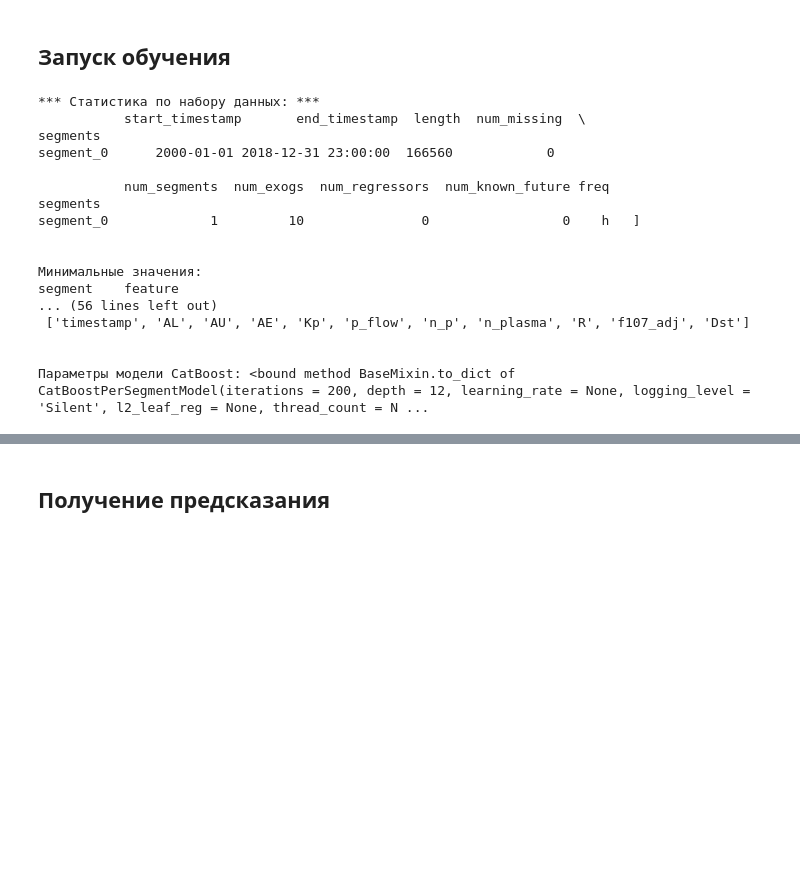
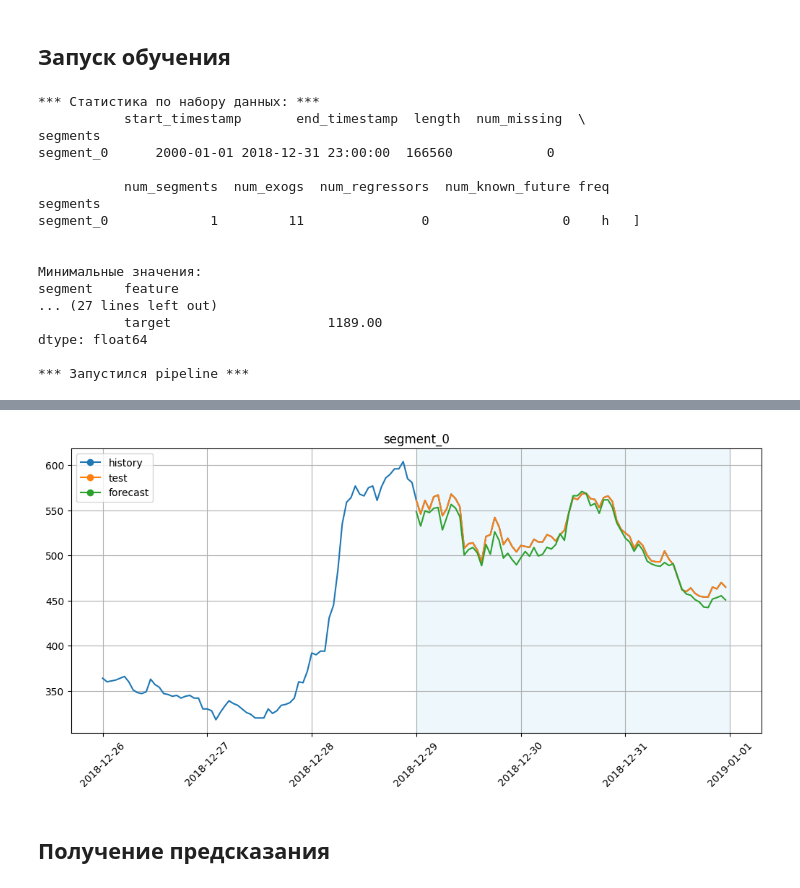
Before and after one commit to AndreiAvdko/solar_wind, a Jupyter notebook: jupiter_notebooks/CatBoost.ipynb, the cells around one changed output, grey strips where cells are left out. Saved outputs shown, nothing was run; the diff lists cells and outputs as text; code cells hidden in the pictures; blank space fills up the shorter version.

```diff
--- a/jupiter_notebooks/CatBoost.ipynb
+++ b/jupiter_notebooks/CatBoost.ipynb
@@ -191,27 +252,36 @@ target_list = ['timestamp',
 
 regressors_list = [
                    'timestamp',
-                   'AL', # какие-то проблемы
-                   'AU', # нет пропусков
-                   'AE', # нет пропусков
-                   'Kp', # нет пропусков
-                   'p_flow', # нет пропусков
-                   'n_p', # нет пропусков
-                   'n_plasma', # нет пропусков
-                   'R', # нет пропусков
-                   'f107_adj', # нет пропусков
-                   'Dst' # нет пропусков
+                   'AL',
+                   'AU',
+                   'AE',
+                   'Kp',
+                   'p_flow',
+                   'n_p',
+                   'n_plasma',
+                   'R',
+                   'f107_adj',
+                   'Dst',
+                   'B_mag_avg',
+
+                   # 'T_p',
+                   # 'E'
+                   # 'B_mag',
+                   # 'B_x',
+                   # 'B_y_GSE',
+                   # 'B_z_GSE',
+                   # 'B_y_GSM',
+                   # 'B_z_GSM',
 ]
-using_measure_points = 166560
-horizon = 72
 
-ts = get_etna_dataframe('C:\\Users\\andre\\OneDrive\\Рабочий стол\\df_clean.csv',
-                        using_measure_points,
-                        target_list,
-                        regressors_list)
+ts = get_etna_dataframe(sw_path=TRAIN_DATASET_PATH,
+                        using_measure_points=USING_MEASURE_POINTS,
+                        target_list=target_list,
+                        regressors_list=regressors_list,
+                        with_solar_cycle_order_day_feature=False)
 print_TSDataset_statistic(ts)
 
-metrics, forecast_df, fold_info = learn_model(horizon = 72,
+metrics, forecast_df, fold_info = learn_model(horizon = HORIZON,
                                               catboost_param_iterations=200,
                                               catboost_param_depth=12,
                                               ts = ts,
@@ -219,8 +289,25 @@ metrics, forecast_df, fold_info = learn_model(horizon = 72,
                                               lags = 10,
                                               with_median = True,
                                               median_window_size=40,
-                                              regressors_list = regressors_list,
-                                              with_saving_model=True)
+                                              # Для применения создания лагов
+                                              # только из выбранных переменных
+                                              # regressors_list = ['timestamp',
+                                              #                     None,
+                                              #                     None,
+                                              #                     None,
+                                              #                     'Kp',
+                                              #                     'p_flow',
+                                              #                     'n_p',
+                                              #                     None,
+                                              #                     'R',
+                                              #                     'f107_adj',
+                                              #                     'Dst',
+                                              #                     'B_mag_avg'],
+                                              regressors_list=regressors_list,
+                                              # Если True - обучает модель и отрисовывает график перекрестной проверки
+                                              with_backtest=True,
+                                              # Если True - обучает модель и сохраняет на диск
+                                              with_saving_model=False)
 
 plot_backtest(forecast_df, ts, history_len=72)
 print("\n*** Метрики обучения по сегментам ***")
@@ -234,13 +321,13 @@ segment_0      2000-01-01 2018-12-31 23:00:00  166560            0
 
            num_segments  num_exogs  num_regressors  num_known_future freq
 segments
-segment_0             1         10               0                 0    h   ]
+segment_0             1         11               0                 0    h   ]
 
 
 Минимальные значения:
 segment    feature
-... (56 lines left out)
- ['timestamp', 'AL', 'AU', 'AE', 'Kp', 'p_flow', 'n_p', 'n_plasma', 'R', 'f107_adj', 'Dst']
+... (27 lines left out)
+           target                    1189.00
+dtype: float64
 
-
-Параметры модели CatBoost: <bound method BaseMixin.to_dict of CatBoostPerSegmentModel(iterations = 200, depth = 12, learning_rate = None, logging_level = 'Silent', l2_leaf_reg = None, thread_count = N ...
+*** Запустился pipeline ***
@@ -248,3 +357,4 @@ NameError: name 'fold_info_df' is not defined
+[figure, added]
 # %% [markdown]
 ## Получение предсказания
 # %%
```
Also changed, not shown: parts of 14 cells of this notebook.
